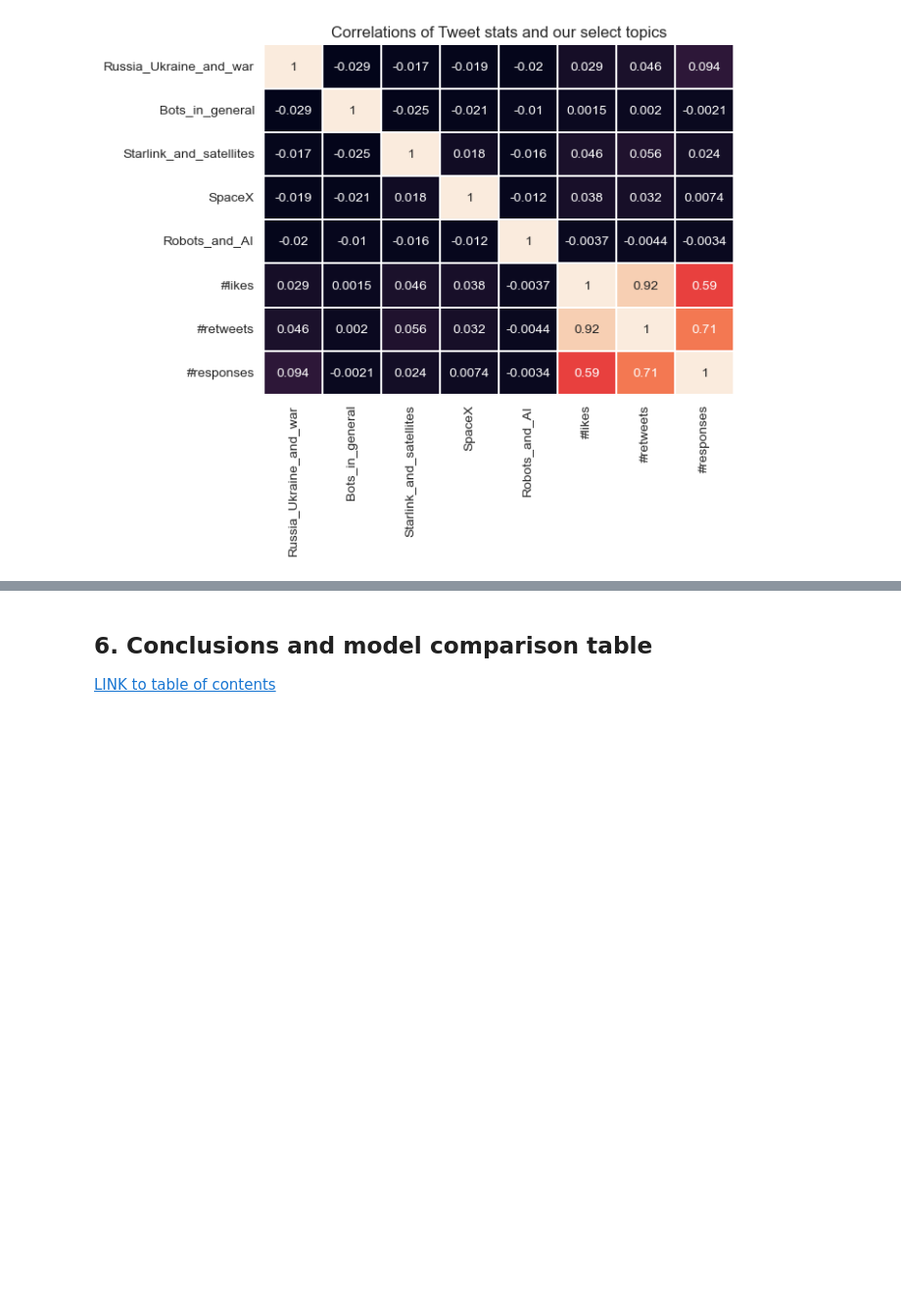
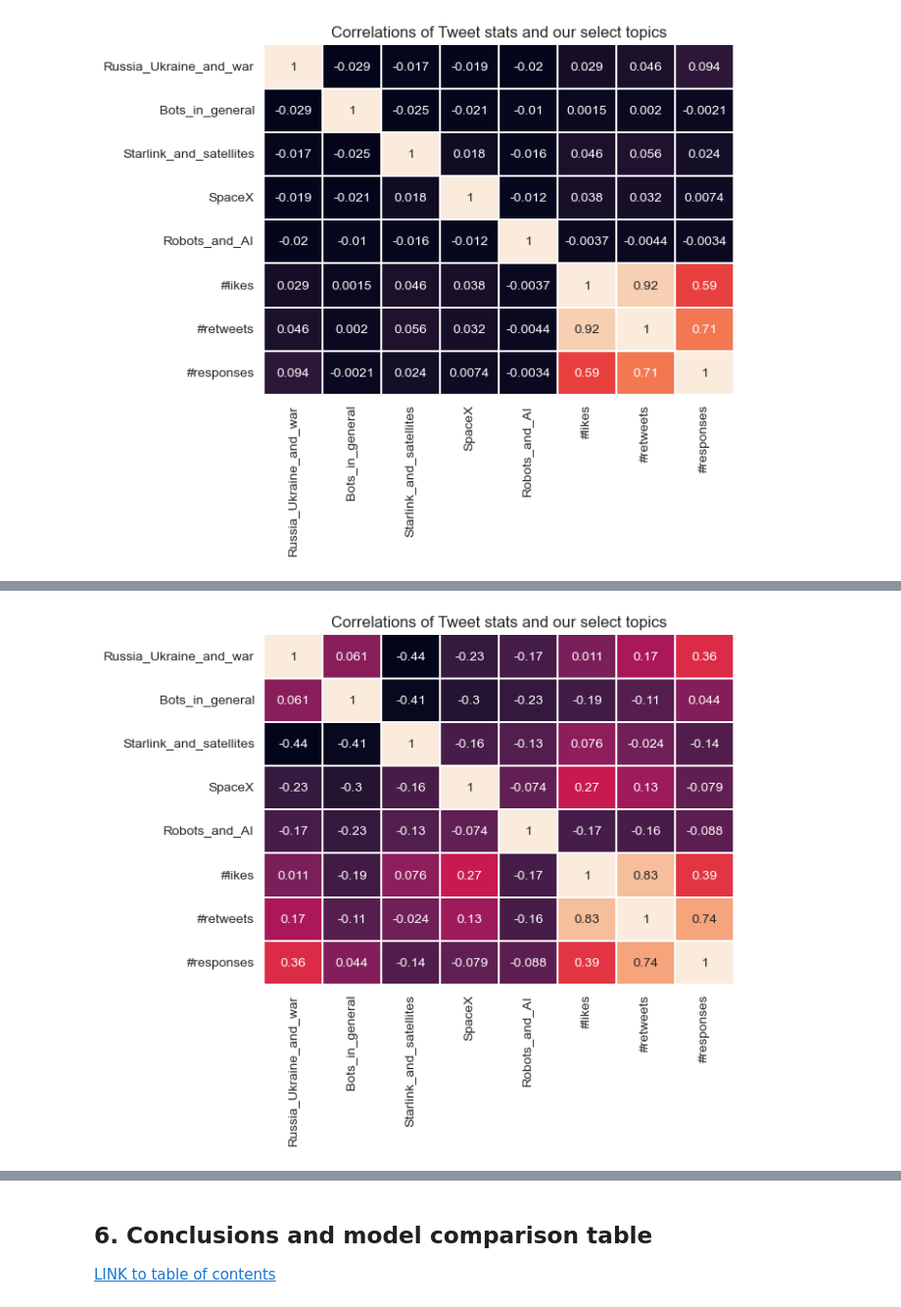
Before and after one commit to Ioana-P/twitter_topic_and_sentiment_tracking, a Jupyter notebook: 2. Topic_modelling_with_BERT.ipynb, the cells around one changed output, grey strips where cells are left out. Shown: that part at 98% size. Saved outputs shown, nothing was run; the diff lists cells and outputs as text; code cells hidden in the pictures; blank space fills up the shorter version.

Commit message:
add heatmpa and out data for R nb

```diff
--- a/2. Topic_modelling_with_BERT.ipynb
+++ b/2. Topic_modelling_with_BERT.ipynb
@@ -489,18 +499,20 @@ Interestingly enough, there appear to be no significant correlations between twe
 # %%
 cols = ['Russia_Ukraine_and_war', 'Bots_in_general', 'Starlink_and_satellites',
        'SpaceX', 'Robots_and_AI', '#likes', '#retweets',
        '#responses']
 
 #subset by index values
-
-
+elon_ = topics_and_sentiment.loc[topics_and_sentiment.By_or_at_Musk=='By @elonmusk']
+topic_values_select_main = elon_[['Main_topic']].join(topic_values_select, how='left')
 
 #scale our values
 ss = StandardScaler()
-topic_values_select_ss = pd.DataFrame(ss.fit_transform(topic_values_select[cols]), index=topic_values_select.index,
+topic_values_select_ss = pd.DataFrame(ss.fit_transform(topic_values_select_main[cols]), index=topic_values_select_main.index,
                                     columns = cols)
 
 corr_topic_values = topic_values_select_ss.corr()
 
 plt.title('Correlations of Tweet stats and our select topics')
 sns.heatmap(corr_topic_values, linewidths=0.05, cbar=False, annot=True);
+# %% [output]
+[figure, added]
```
Also changed, not shown: parts of 5 cells of this notebook.
